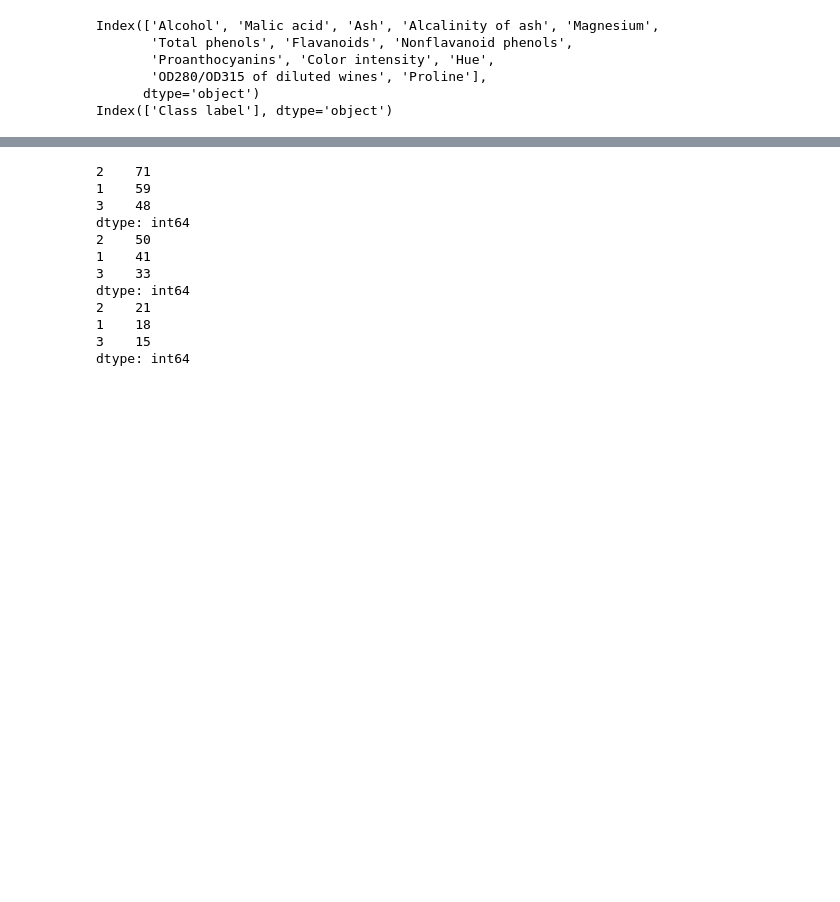
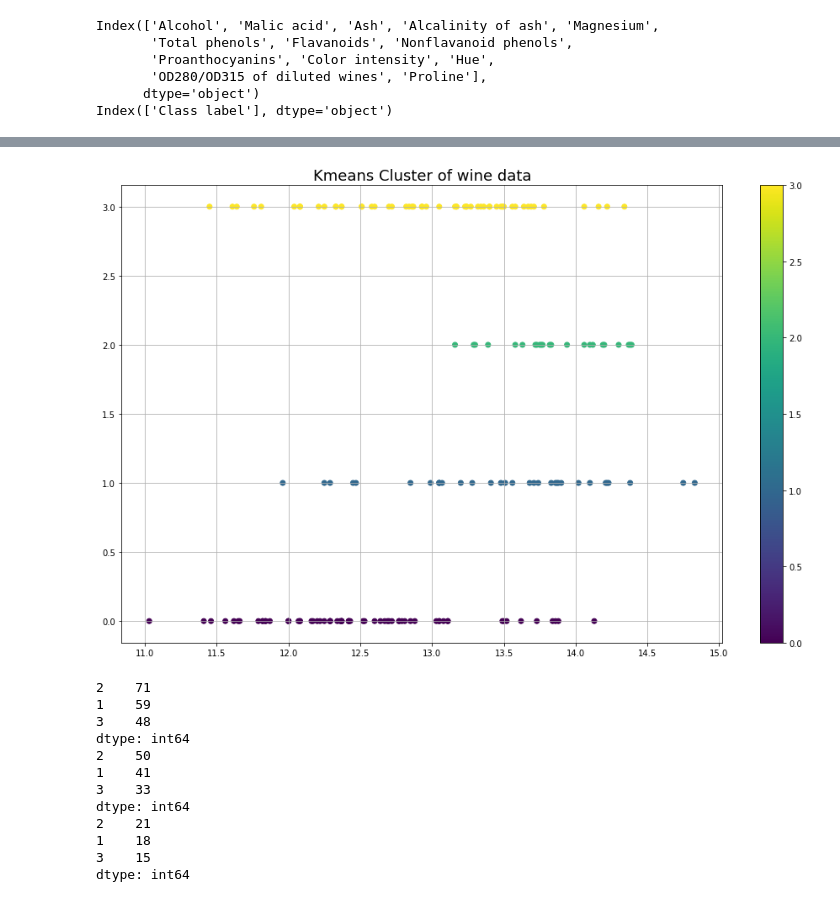
Before and after one commit to rroxy08/CE888, a Jupyter notebook: Lab3/Lab_3.ipynb, the cells around one changed output, grey strips where cells are left out. Cells and saved outputs as stored; diff of their text form; code cells hidden in the pictures; blank space fills up the shorter version.

```diff
--- a/Lab3/Lab_3.ipynb
+++ b/Lab3/Lab_3.ipynb
@@ -334,3 +341,7 @@ Index(['Class label'], dtype='object')
 # %%
 # Task 2
 # Clustering using K Means Algorithm
+#print(df_wine.values)
+km=cluster.KMeans(n_clusters=4)
+km.fit(df_wine.values)
+km.labels_
@@ -343,3 +386,16 @@ Index(['Class label'], dtype='object')
+# %%
+# Task 4
+# Use cluster model labels to group them in predicted classes
+
+plt.figure(figsize=(16,10))
+plt.title("Kmeans Cluster of wine data", fontsize=18)
+plt.grid(True)
+plt.scatter(df_wine.values[:,1],km.labels_,c=km.labels_)
+plt.savefig('CLUSTER_wine.png', dpi=300)
+plt.colorbar();  # show color scale
+plt.show()
+# %% [output]
+[figure, added]
 # %%
 # Now we have splitted the data into 70:30 training and test subsets, respectively.
 
```
Also changed, not shown: parts of 28 cells of this notebook.
